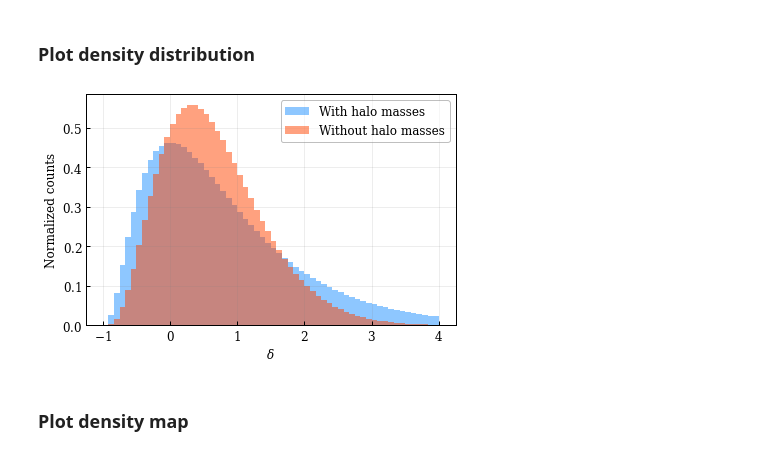
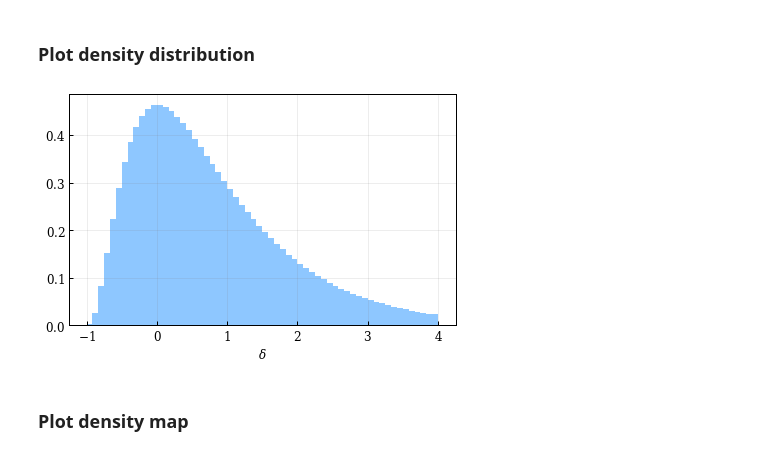
Before and after one commit to mathildepinon/densitysplit, a Jupyter notebook: nb/DensitySplits.ipynb, the cells around one changed output. Drawn from its saved outputs; the diff is of its cells as text; code cells hidden in the pictures.

```diff
--- a/nb/DensitySplits.ipynb
+++ b/nb/DensitySplits.ipynb
@@ -73,13 +77,14 @@ density_without_masses = catalog_density.data_densities
 ### Plot density distribution
 # %%
 plt.hist(density_with_masses, range=(-1, 4), bins=60, density=True, alpha=0.5, label='With halo masses')
-plt.hist(density_without_masses, range=(-1, 4), bins=60, density=True, alpha=0.5, label='Without halo masses')
+#plt.hist(density_without_masses, range=(-1, 4), bins=60, density=True, alpha=0.5, label='Without halo masses')
 plt.xlabel("$\delta$")
-plt.ylabel("Normalized counts")
-plt.legend()
+#plt.ylabel("Normalized counts")
+#plt.legend()
+plt.savefig('abacus_density.png')
 plt.show()
 # %% [output]
-[figure, old version]
+[figure, new version]
 # %% [markdown]
 ### Plot density map
 # %%
```
Also changed, not shown: parts of 3 cells of this notebook, 24 other files.
